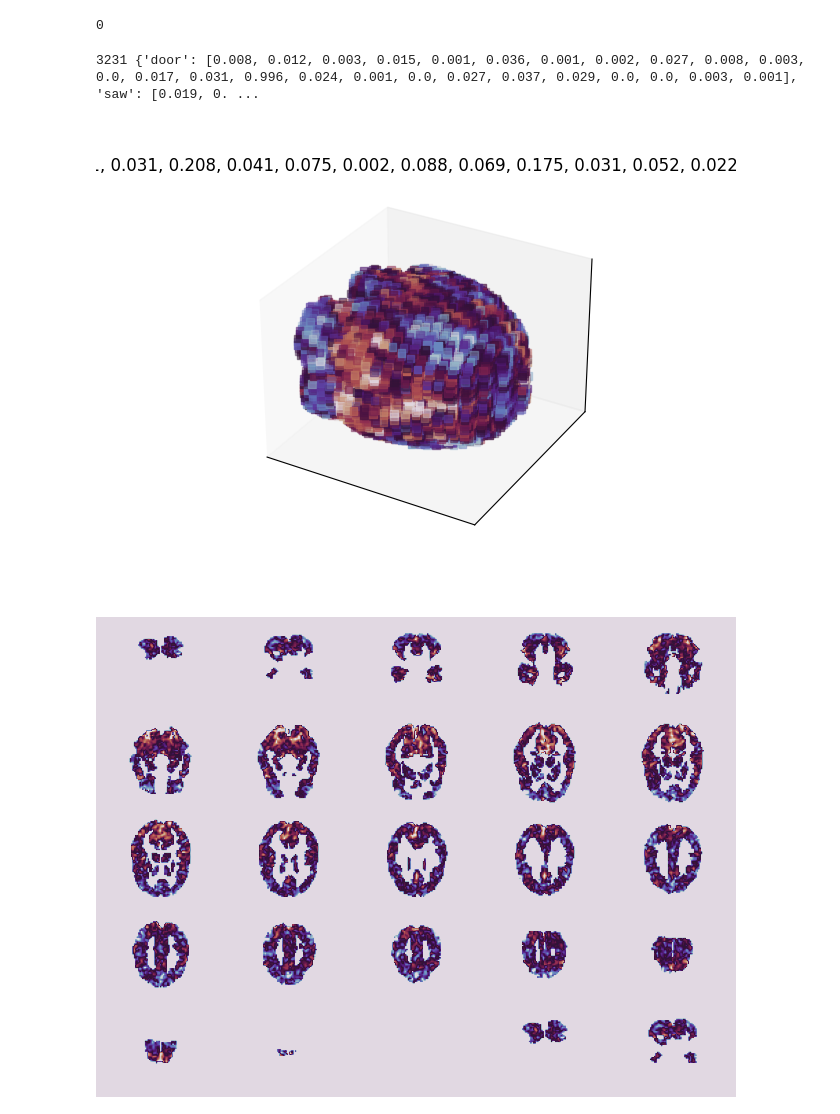
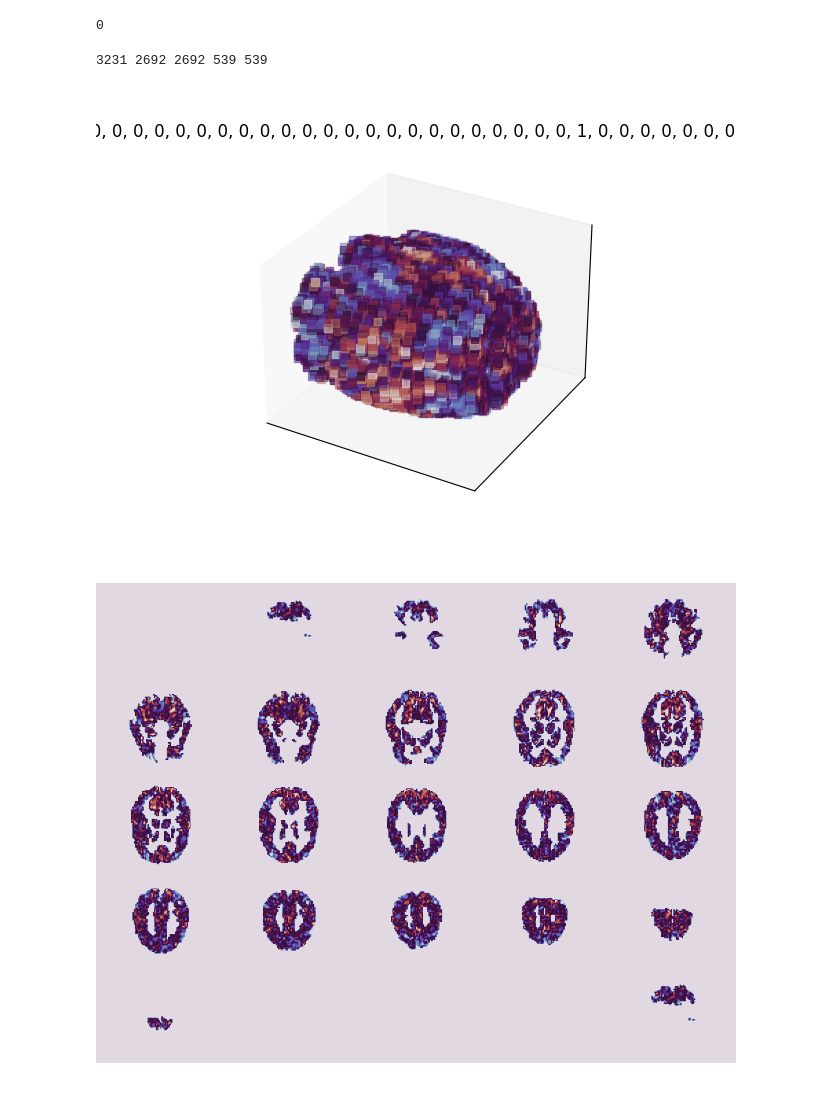
Before and after one commit to amancapy/ephemerae, a Jupyter notebook: main.ipynb, the cells around one changed output. Saved outputs shown, nothing was run; the diff lists cells and outputs as text; code cells hidden in the pictures.

```diff
--- a/main.ipynb
+++ b/main.ipynb
@@ -98,13 +72,12 @@ pickles = [pickle.load(open(f"pickles/{i}.pkl", "rb")) for i in range(9)]
 targets = set([pickles[0][i][1] for i in range(len(pickles[0]))])
 
 targets = list(targets)[:NUM_CLASSES]
-targets = {k: [feature_vectors[k][k1] for k1 in feature_vectors[k]] for k in targets}
+targets = {target: [[0 if i != j else 1 for i in range(NUM_CLASSES)]] for j, target in enumerate(targets)}
 
 pickles = [item for sublist in pickles for item in sublist if item[1] in targets]
-print(len(pickles), targets)
+pickles = sorted(pickles, key=lambda x: x[1])
 
-split = int(0.8 * len(pickles))
-trains, tests = pickles[:split], pickles[split:]
+trains, tests = [pickles[i] for i in range(len(pickles)) if i % 6 != 0], [pickles[i] for i in range(len(pickles)) if i % 6 == 0]
 
 train_x = np.array([train[0] for train in trains])
 train_y = np.array([train[1] for train in trains])
@@ -112,14 +85,17 @@ train_y = np.array([train[1] for train in trains])
 test_x = [test[0] for test in tests]
 test_y = [test[1] for test in tests]
 
+print(len(pickles), len(train_x), len(train_y), len(test_x), len(test_y))
+
 del pickles, trains, tests
 # %% [output]
-3231 {'door': [0.008, 0.012, 0.003, 0.015, 0.001, 0.036, 0.001, 0.002, 0.027, 0.008, 0.003, 0.0, 0.017, 0.031, 0.996, 0.024, 0.001, 0.0, 0.027, 0.037, 0.029, 0.0, 0.0, 0.003, 0.001], 'saw': [0.019, 0. ...
+3231 2692 2692 539 539
 # %%
-def get_sample(i, train=True):
-    i = random.randint(0, len(train_x) - 1)
+def get_sample(train=True):
+    x, y = ((train_x, train_y) if train else (test_x, test_y))
 
-    x, y = ((train_x, train_y) if train else (test_x, test_y))
+    i = random.randint(0, len(x) - 1)
+
     scan, target = x[i], y[i]
     scan = np.pad(scan, ((0, 0), (2, 1), (7, 6)), constant_values=scan.min())
 
@@ -135,20 +111,21 @@ def get_sample(i, train=True):
 # %%
 %matplotlib widget
 
-def plot_scan(scan):
+def plot_scan(scan, _3d=True):
     scan, target = scan
     scan = (scan - scan.min()) / (scan.max() - scan.min())
 
     voxels = scan[scan != scan.min()]
     indices = np.where(scan != scan.min())
 
-    fig = plt.figure()
-    ax = fig.add_subplot(111, projection="3d")
-    ax.set_xticks([]) or ax.set_yticks([]) or ax.set_zticks([])
-    ax.set_title(target)
-    ax.scatter(indices[0], indices[1], indices[2], c=voxels, alpha=voxels, cmap="twilight", s=30, marker="s")
-    plt.setp(ax.spines.values(), color=(1, 1, 1))
-    plt.show()
+    if _3d:
+        fig = plt.figure()
+        ax = fig.add_subplot(111, projection="3d")
+        ax.set_xticks([]) or ax.set_yticks([]) or ax.set_zticks([])
+        ax.set_title(target)
+        ax.scatter(indices[0], indices[1], indices[2], c=voxels, alpha=voxels, cmap="twilight", s=30, marker="s")
+        plt.setp(ax.spines.values(), color=(1, 1, 1))
+        plt.show()
 
     w = 5
     fig, ax = plt.subplots(w, w, constrained_layout=True)
@@ -163,11 +140,11 @@ def plot_scan(scan):
         plt.setp(ax[(j - j % w) // w, j % w].spines.values(), color=bg_color)
 
     plt.show()
-
-plot_scan(get_sample(1))
-# %% [output]
-[figure, removed]
-[figure, removed]
+# %%
+plot_scan(get_sample())
+# %% [output]
+[figure, added]
+[figure, added]
 # %%
 def get_batch(batch_size=32, train=True):
 
```
Also changed, not shown: parts of 7 cells of this notebook, 6 other files.
